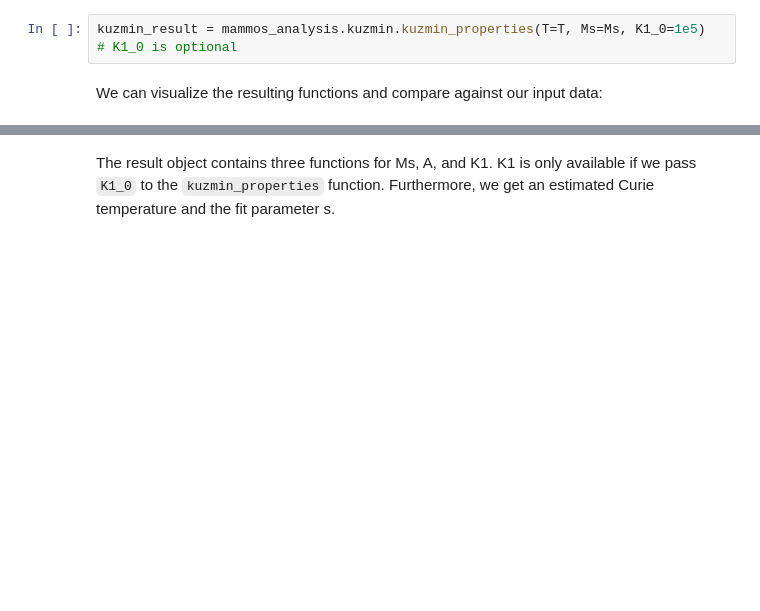
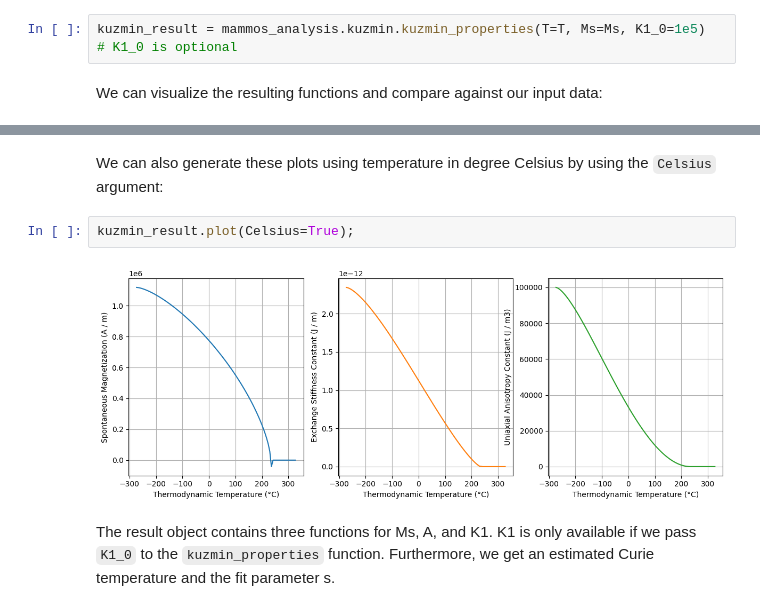
Before and after one commit to MaMMoS-project/mammos-analysis, a Jupyter notebook: examples/quickstart.ipynb, the cells around one changed output, grey strips where cells are left out. Cells and saved outputs as stored; diff of their text form; blank space fills up the shorter version.

Commit message:
Add Celsius argument to plot functions

```diff
--- a/examples/quickstart.ipynb
+++ b/examples/quickstart.ipynb
@@ -114,3 +114,9 @@ plt.plot(T.q, Ms.q, "o")
+# %% [markdown]
+We can also generate these plots using temperature in degree Celsius by using the `Celsius` argument:
+# %%
+kuzmin_result.plot(Celsius=True);
+# %% [output]
+[figure, added]
 # %% [markdown]
 The result object contains three functions for Ms, A, and K1. K1 is only available if we pass `K1_0` to the `kuzmin_properties` function.
 Furthermore, we get an estimated Curie temperature and the fit parameter s.
```
Also changed, not shown: parts of 6 cells of this notebook, 2 other files.
